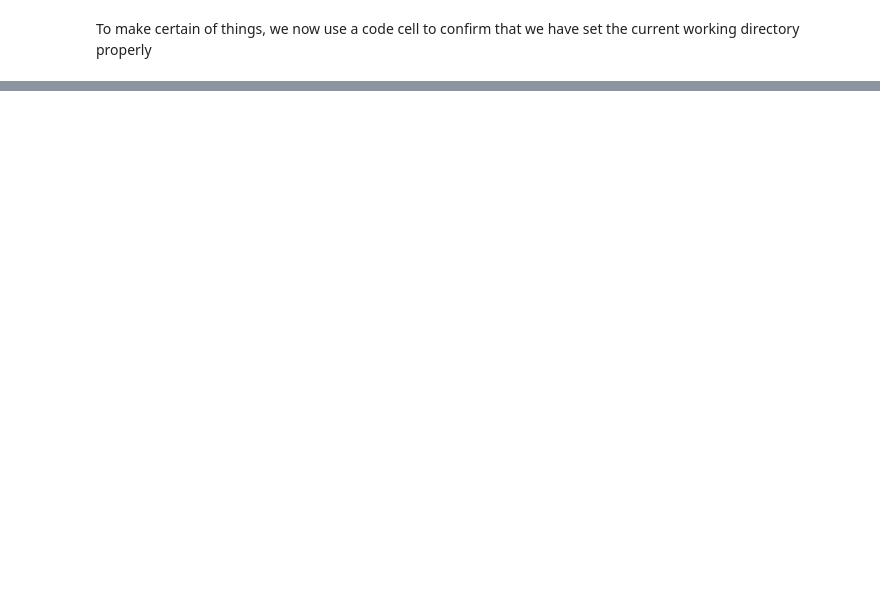
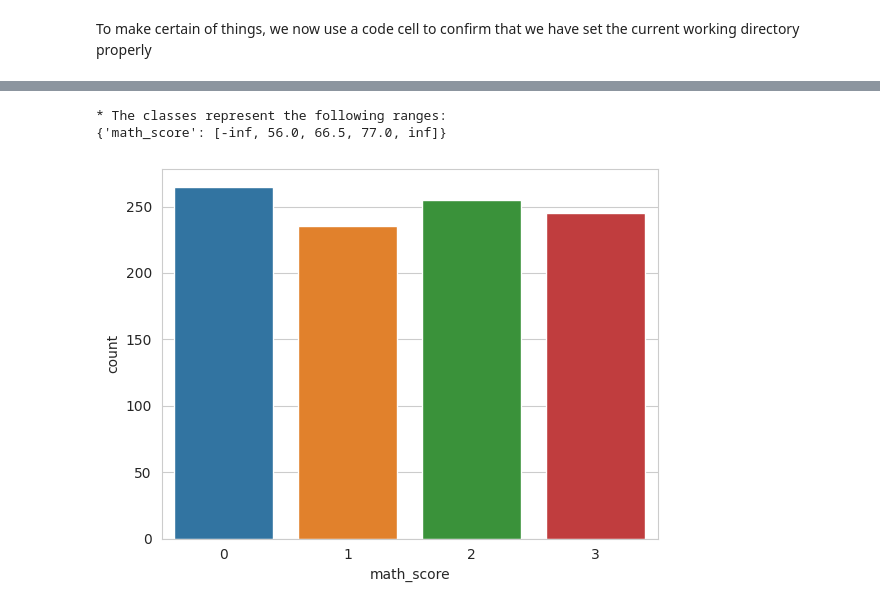
Before and after one commit to AdamBoley/Exam-Scores-Analysis, a Jupyter notebook: jupyter_notebooks/08a - math-score-model.ipynb, the cells around one changed output, grey strips where cells are left out. Drawn from its saved outputs; the diff is of its cells as text; code cells hidden in the pictures; blank space fills up the shorter version.

```diff
--- a/jupyter_notebooks/08a - math-score-model.ipynb
+++ b/jupyter_notebooks/08a - math-score-model.ipynb
@@ -43,0 +485,13 @@ current_directory
+# %%
+from feature_engine.discretisation import EqualFrequencyDiscretiser
+
+disc_efd_4 = EqualFrequencyDiscretiser(q=4, variables=['math_score'])
+df_clf_efd_4 = disc_efd_4.fit_transform(df_maths)
+
+print(f"* The classes represent the following ranges: \n{disc_efd_4.binner_dict_} \n")
+sns.countplot(data=df_clf_efd_4, x='math_score')
+plt.show()
+# %% [output]
+* The classes represent the following ranges:
+{'math_score': [-inf, 56.0, 66.5, 77.0, inf]}
+[figure, added]
```
Also changed, not shown: parts of 127 cells of this notebook, 9 other files.
